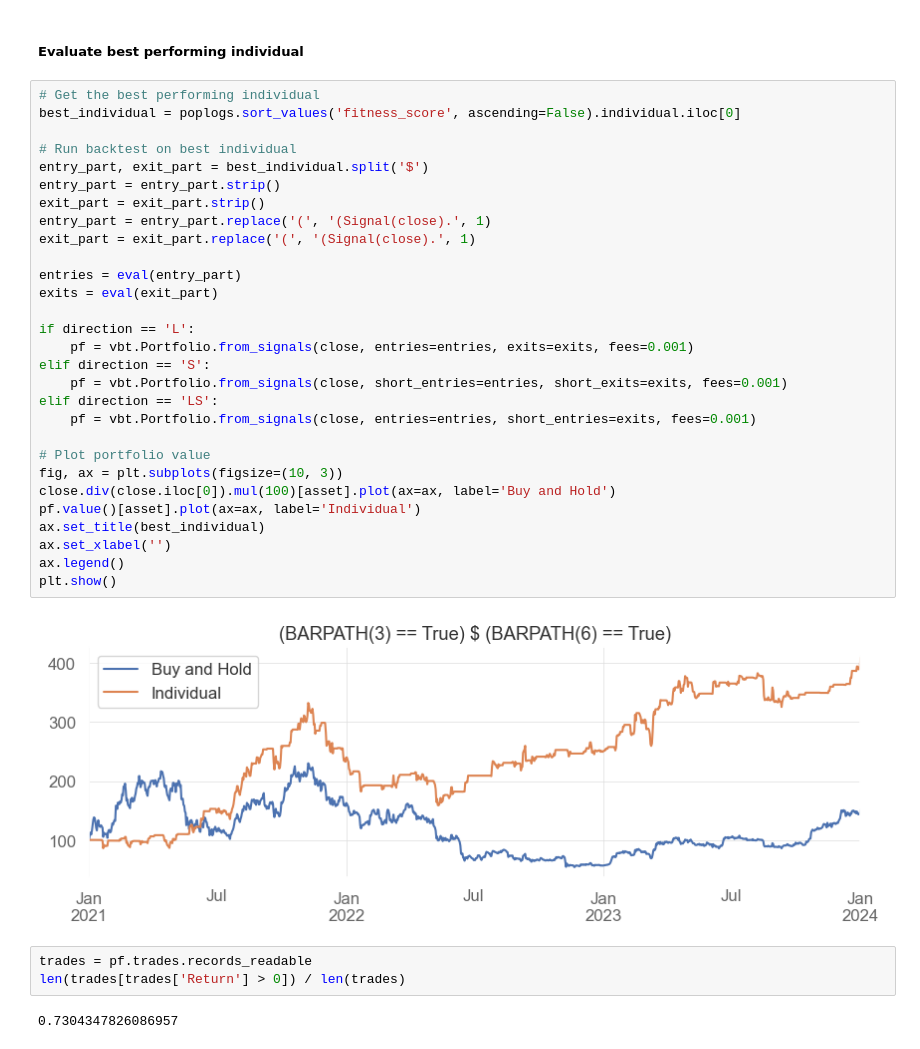
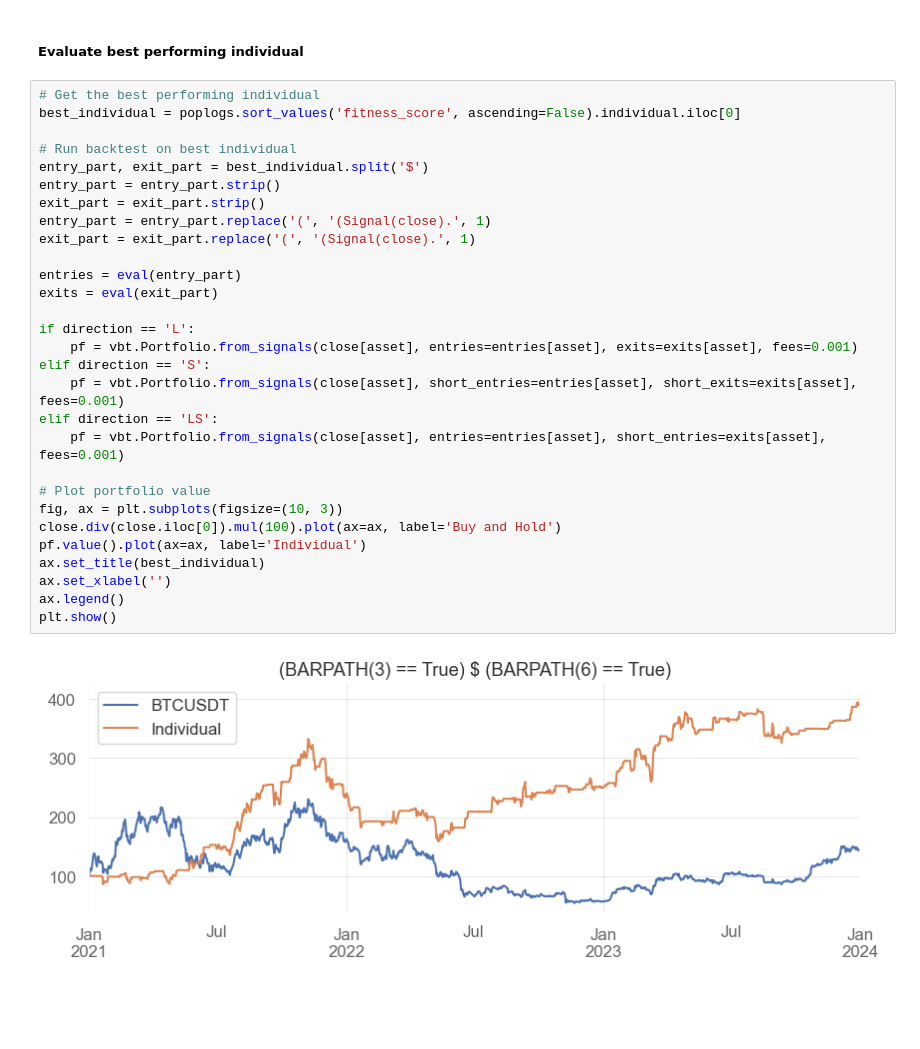
Before and after one commit to chickenopoulos/alphagen, a Jupyter notebook: notebooks/Search.ipynb, the cells around one changed output. Drawn from its saved outputs; the diff is of its cells as text; blank space fills up the shorter version.

```diff
--- a/notebooks/Search.ipynb
+++ b/notebooks/Search.ipynb
@@ -125,36 +125,31 @@ for generation in tqdm(range(num_generations)):
 # %%
 # Get the best performing individual
 best_individual = poplogs.sort_values('fitness_score', ascending=False).individual.iloc[0]
 
 # Run backtest on best individual
 entry_part, exit_part = best_individual.split('$')
 entry_part = entry_part.strip()
 exit_part = exit_part.strip()
 entry_part = entry_part.replace('(', '(Signal(close).', 1)
 exit_part = exit_part.replace('(', '(Signal(close).', 1)
 
 entries = eval(entry_part)
 exits = eval(exit_part)
 
 if direction == 'L':
-    pf = vbt.Portfolio.from_signals(close, entries=entries, exits=exits, fees=0.001)
+    pf = vbt.Portfolio.from_signals(close[asset], entries=entries[asset], exits=exits[asset], fees=0.001)
 elif direction == 'S':
-    pf = vbt.Portfolio.from_signals(close, short_entries=entries, short_exits=exits, fees=0.001)
+    pf = vbt.Portfolio.from_signals(close[asset], short_entries=entries[asset], short_exits=exits[asset], fees=0.001)
 elif direction == 'LS':
-    pf = vbt.Portfolio.from_signals(close, entries=entries, short_entries=exits, fees=0.001)
+    pf = vbt.Portfolio.from_signals(close[asset], entries=entries[asset], short_entries=exits[asset], fees=0.001)
 
 # Plot portfolio value
 fig, ax = plt.subplots(figsize=(10, 3))
-close.div(close.iloc[0]).mul(100)[asset].plot(ax=ax, label='Buy and Hold')
-pf.value()[asset].plot(ax=ax, label='Individual')
+close.div(close.iloc[0]).mul(100).plot(ax=ax, label='Buy and Hold')
+pf.value().plot(ax=ax, label='Individual')
 ax.set_title(best_individual)
 ax.set_xlabel('')
 ax.legend()
 plt.show()
 # %% [output]
-[figure, old version]
+[figure, new version]
-# %%
-trades = pf.trades.records_readable
-len(trades[trades['Return'] > 0]) / len(trades)
-# %% [output]
-0.7304347826086957
```
Also changed, not shown: parts of 1 cell of this notebook, 1 other file.
